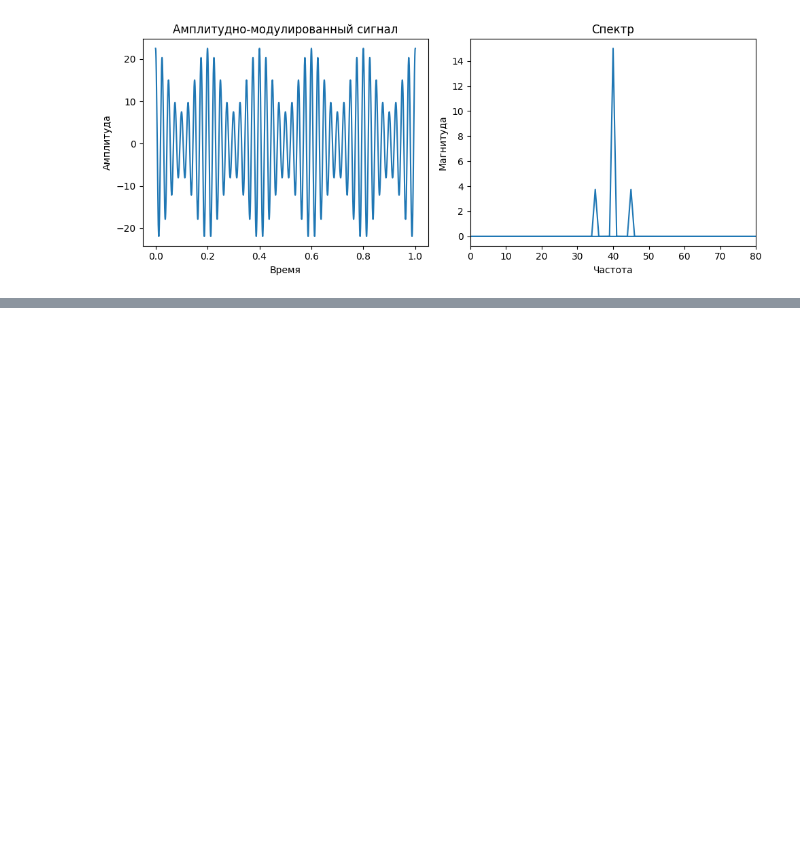
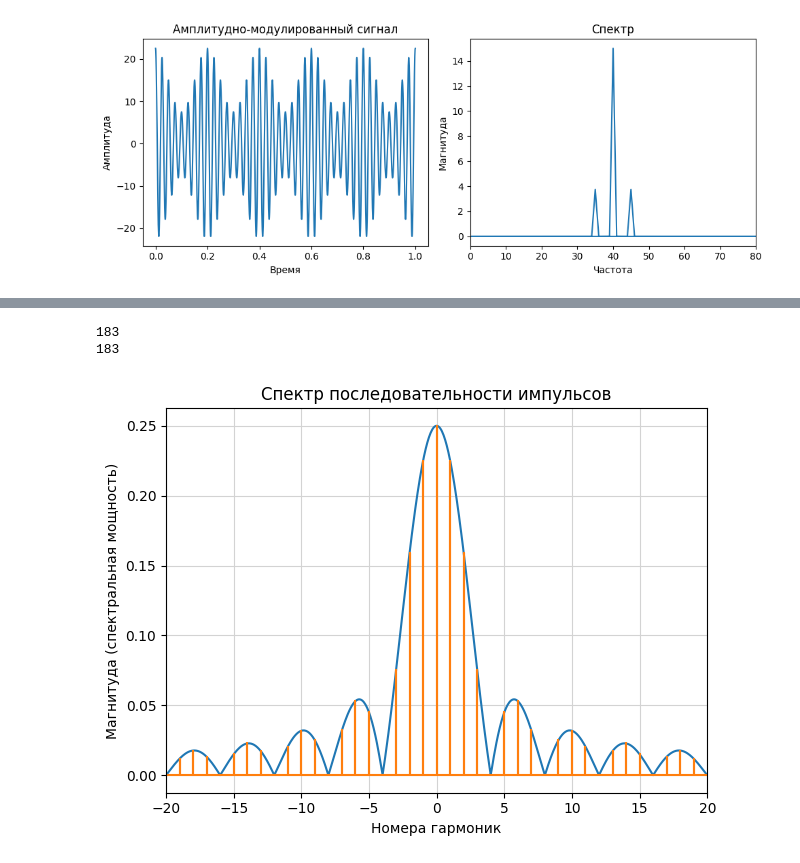
Before and after one commit to dmittrj/tzi, a Jupyter notebook: pr-3/pr-3-doc.ipynb, the cells around one changed output, grey strips where cells are left out. Saved outputs shown, nothing was run; the diff lists cells and outputs as text; code cells hidden in the pictures; blank space fills up the shorter version.

```diff
--- a/pr-3/pr-3-doc.ipynb
+++ b/pr-3/pr-3-doc.ipynb
@@ -186,0 +261,42 @@ plt.show()
+# %%
+frequency_carrier = 200  # Частота несущего сигнала
+frequency_modulating = 50  # Частота модулирующего сигнала
+amplitude_carrier = 20  # Амплитуда несущего сигнала
+amplitude_modulating = 10  # Амплитуда модулирующего сигнала
+modulation_index = 0.7  # Коэффициент модуляции
+
+# Временная ось
+time = np.linspace(-30, 30, 1000)
+f = time / 12
+pulse = np.sin(np.pi * f * 3) / (np.pi * f * 12)
+
+time2 = np.linspace(-30, 30, 61)
+f2 = time2 / 12
+
+spectrum = np.sin(np.pi * f2 * 3) / (np.pi * f2 * 12)
+spectrum[30] = 0.25
+spectrum = spectrum.repeat(3)
+for i in range(len(spectrum) // 3):
+    spectrum[3*i] = 0
+    spectrum[3*i + 2] = 0
+
+time2 = time2.repeat(3)
+
+print(len(time2))
+print(len(spectrum))
+
+
+plt.plot(time, np.abs(pulse))
+plt.plot(time2, np.abs(spectrum))
+plt.xlim(-20, 20)
+plt.xlabel('Номера гармоник')
+plt.ylabel('Магнитуда (спектральная мощность)')
+plt.title('Спектр последовательности импульсов')
+
+plt.tight_layout()
+plt.grid(True, color='lightgray')
+plt.show()
+# %% [output]
+183
+183
+[figure, added]
```
Also changed, not shown: parts of 5 cells of this notebook.
